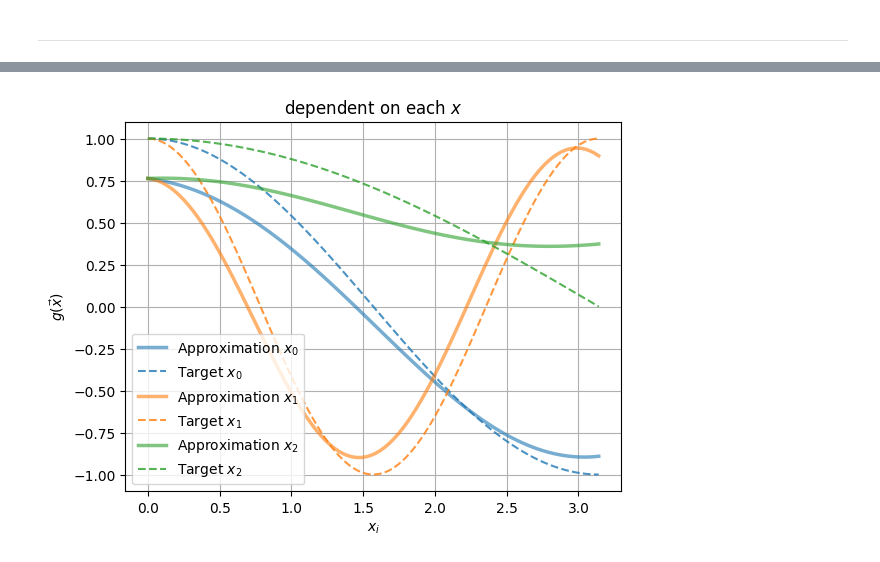
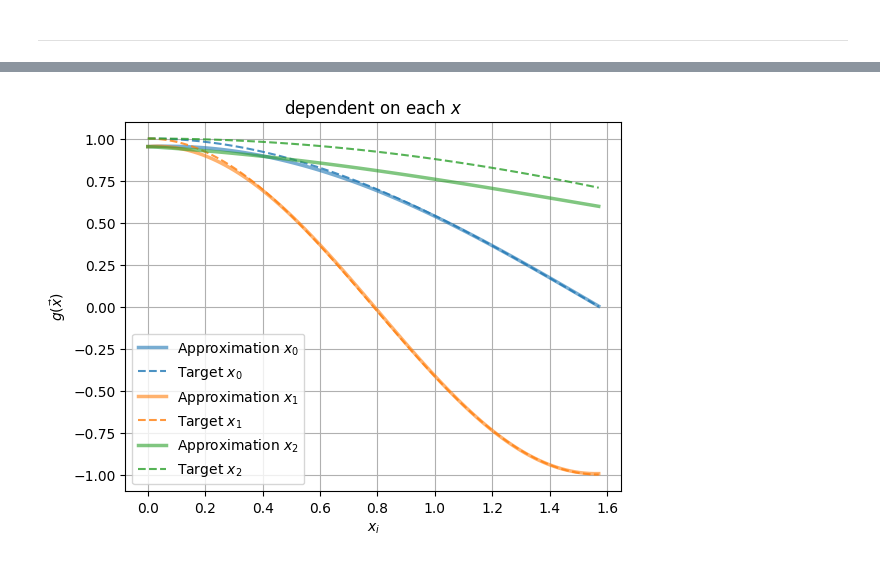
Before and after one commit to HeechanYi/IonQ2024-_Spring_Mentoring, a Jupyter notebook: FunctionApproximation.ipynb, the cells around one changed output, grey strips where cells are left out. Cells and saved outputs as stored; diff of their text form; code cells hidden in the pictures.

```diff
--- a/FunctionApproximation.ipynb
+++ b/FunctionApproximation.ipynb
@@ -80,13 +88,13 @@ def plot_data(x, alpha, y, fig = None, ax = None):
         x1 = f(alpha, x[i])
         x2 = y[i]
         s = np.linspace(0, 10)
-        ax.scatter(x1, x2, alpha=0.5)
-        ax.plot(s, np.cos(s))
+        ax.scatter(x1, x2, alpha=0.5, color = 'c')
+        ax.plot(s, np.cos(s), color = 'r')
         ax.set_xlabel("$x_{sum}$")
         ax.set_ylabel("$x_2$")
 
 # ------------------------------------------------------------------ #
 
-#fig, ax = plt.subplots(figsize=(4, 4))
-#Xdata, ydata = Cos(1000, [1, 2, 1/2], 3, xmax=[np.pi, np.pi, np.pi], xmin = [0, 0, 0])
-#plot_data(Xdata, [1, 2, 1/2], ydata, fig, ax)
+fig, ax = plt.subplots(figsize=(4, 4))
+Xdata, ydata = Cos(1000, [1, 2, 1/2], xmin=[0, 0, 0], xmax = [np.pi, np.pi, np.pi])
+plot_data(Xdata, [1, 2, 1/2], ydata, fig, ax)
@@ -115,12 +125,6 @@ def VQC_Model(thetas, phis, x, num_layers):
     idx = 0
 
     params = list(thetas).copy()
-    param_index = 1
-
-    for _ in range(num_layers):
-        for j in range(dim):
-            params[param_index] = thetas[param_index] * x[j]
-            param_index += 5
 
     for _ in range(num_layers):
         for i in range(dim):
@@ -149,8 +153,9 @@ def VQC_Model(thetas, phis, x, num_layers):
     return qml.expval(obs)
 
 # ------------------------------------------------------------------ #
-
-Xdata, ydata = Cos(10, [1, 2, 1/2], 3, xmax=[np.pi, np.pi, np.pi], xmin = [0, 0, 0])
+xmax=[np.pi, np.pi, np.pi]
+xmin = [0,0,0]
+Xdata, ydata = Cos(10, [1, 2, 1/2], xmin, xmax)
 x = Xdata[0]
 dim = len(x)
 num_layers = 2
@@ -261,21 +264,18 @@ dim = len(alphas)
 xmax = [np.pi, np.pi, np.pi]
 xmin = [0, 0, 0]
 
-train_data, train_target = Cos(250, alphas, dim, xmax, xmin)
-test_data, test_target = Cos(750, alphas, dim, xmax, xmin)
-
-# Checking the data
-num_qubits = math.ceil(dim / 2)
+train_data, train_target = Cos(250, alphas, xmin, xmax)
+test_data, test_target = Cos(750, alphas, xmin, xmax)
 
 # Trainnig option settings
-num_layers = 4
+num_layers = 3
 epochs = 100
-batch_size = 75
-learning_rate = 0.07
+batch_size = 50
+lr = 0.03
 
 # Using the Optimizer
-opt = AdamOptimizer(learning_rate)                 ### Adam Optimizer
-#opt = GradientDescentOptimizer(learning_rate)      ### GradientDescent based on Parmaeter Shift Rule
+opt = AdamOptimizer(lr)                 ### Adam Optimizer
+#opt = GradientDescentOptimizer(lr)      ### GradientDescent based on Parmaeter Shift Rule
 
 # Initializing random parameters for the circuit
 thetas = np.random.uniform(size=dim*num_layers*5, requires_grad=True)
@@ -395,45 +395,44 @@ No artists with labels found to put in legend.  Note that artists whose label st
 # %%
-xlin = np.linspace(0,np.pi,100)
+xlin = np.linspace(0,np.pi/2,100)
 arr = np.zeros(100)
 
-num_layers = 2
+num_layers = 3
 alphas = [1, 2, 1/2]
 dim = len(alphas)
 
 xlin_data1 = np.stack((xlin, arr, arr), axis=1)
 xlin_data2 = np.stack((arr, xlin, arr), axis=1)
 xlin_data3 = np.stack((arr, arr, xlin), axis=1)
-
+integral = 0
 xlin_data = np.stack((xlin_data1, xlin_data2, xlin_data3), axis=0)
-
 for i in range(dim):
         ypred = model_running(thetas, phis, xlin_data[i], num_layers)
         ytrue = np.cos(alphas[i]*xlin)
 
         color = plt.rcParams["axes.prop_cycle"].by_key()["color"][i]
 
         plt.plot(xlin,
                 ypred,
                 label=f"Approximation $x_{i}$",
                 linewidth = 2.5,
                 alpha = 0.6,
                 ls = "-",
                 color = color)
 
         plt.plot(
                 xlin,
                 ytrue,
                 label=f"Target $x_{i}$",
                 linewidth=1.5,
                 alpha=0.8,
                 ls="--",
                 color=color)
 
 plt.grid(True)
 plt.title(f"dependent on each $x$")
 plt.xlabel(f"$x_i$")
 plt.ylabel(r"$g({\vec{x}})$")
 plt.legend()
 plt.show()
 # %% [output]
-[figure, old version]
+[figure, new version]
```
Also changed, not shown: parts of 7 cells of this notebook.
